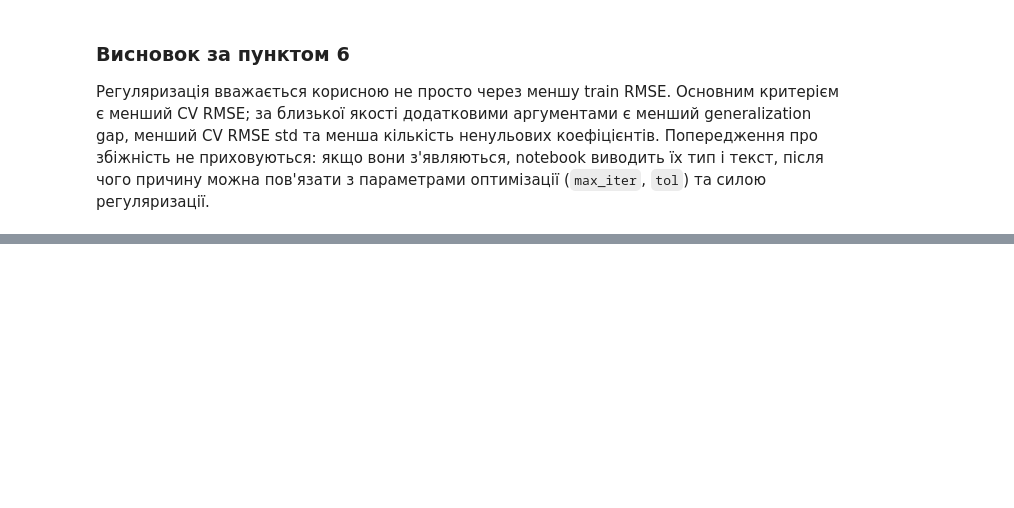
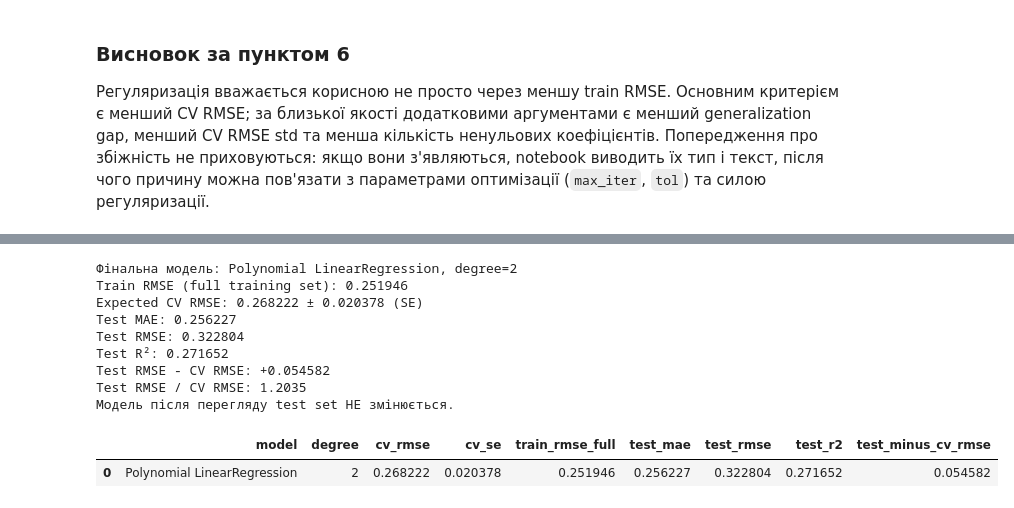
Before and after one commit to Yaroslav071315/machine-learning-course-volovnyk, a Jupyter notebook: practical03/notebook/Practical03.ipynb, the cells around one changed output, grey strips where cells are left out. Drawn from its saved outputs; the diff is of its cells as text; code cells hidden in the pictures; blank space fills up the shorter version.

Commit message:
True Robustness Check and Final Model Selection

```diff
--- a/practical03/notebook/Practical03.ipynb
+++ b/practical03/notebook/Practical03.ipynb
@@ -947,0 +954,45 @@ Test R²: 0.271652
+# %%
+# Фінальна модель уже визначена правилом CV + 1-SE; test set використовується лише зараз.
+from sklearn.metrics import mean_absolute_error, mean_squared_error, r2_score
+
+final_pipe = make_poly_linear(int(chosen_row['degree']))
+final_pipe.fit(X_train, y_train)
+test_pred = final_pipe.predict(X_test)
+final_test_mae = mean_absolute_error(y_test, test_pred)
+final_test_rmse = mean_squared_error(y_test, test_pred) ** 0.5
+final_test_r2 = r2_score(y_test, test_pred)
+expected_cv = float(chosen_row['cv_rmse'])
+expected_se = float(chosen_row['cv_se'])
+full_train_rmse = mean_squared_error(y_train, final_pipe.predict(X_train)) ** 0.5
+
+print(f"Фінальна модель: {chosen_row['model']}, degree={int(chosen_row['degree'])}")
+print(f"Train RMSE (full training set): {full_train_rmse:.6f}")
+print(f"Expected CV RMSE: {expected_cv:.6f} ± {expected_se:.6f} (SE)")
+print(f"Test MAE: {final_test_mae:.6f}")
+print(f"Test RMSE: {final_test_rmse:.6f}")
+print(f"Test R²: {final_test_r2:.6f}")
+print(f"Test RMSE - CV RMSE: {final_test_rmse - expected_cv:+.6f}")
+print(f"Test RMSE / CV RMSE: {final_test_rmse / expected_cv:.4f}")
+print('Модель після перегляду test set НЕ змінюється.')
+
+final_test = pd.DataFrame([{
+    'model': chosen_row['model'], 'degree': chosen_row['degree'],
+    'cv_rmse': expected_cv, 'cv_se': expected_se,
+    'train_rmse_full': full_train_rmse,
+    'test_mae': final_test_mae, 'test_rmse': final_test_rmse, 'test_r2': final_test_r2,
+    'test_minus_cv_rmse': final_test_rmse - expected_cv
+}])
+final_test.to_csv(FIG_DIR / 'final_test_evaluation.csv', index=False)
+display(final_test.round(6))
+# %% [output]
+Фінальна модель: Polynomial LinearRegression, degree=2
+Train RMSE (full training set): 0.251946
+Expected CV RMSE: 0.268222 ± 0.020378 (SE)
+Test MAE: 0.256227
+Test RMSE: 0.322804
+Test R²: 0.271652
+Test RMSE - CV RMSE: +0.054582
+Test RMSE / CV RMSE: 1.2035
+Модель після перегляду test set НЕ змінюється.
+|  | model | degree | cv_rmse | cv_se | train_rmse_full | test_mae | test_rmse | test_r2 | test_minus_cv_rmse |
+| 0 | Polynomial LinearRegression | 2 | 0.268222 | 0.020378 | 0.251946 | 0.256227 | 0.322804 | 0.271652 | 0.054582 |
```
Also changed, not shown: parts of 38 cells of this notebook.
